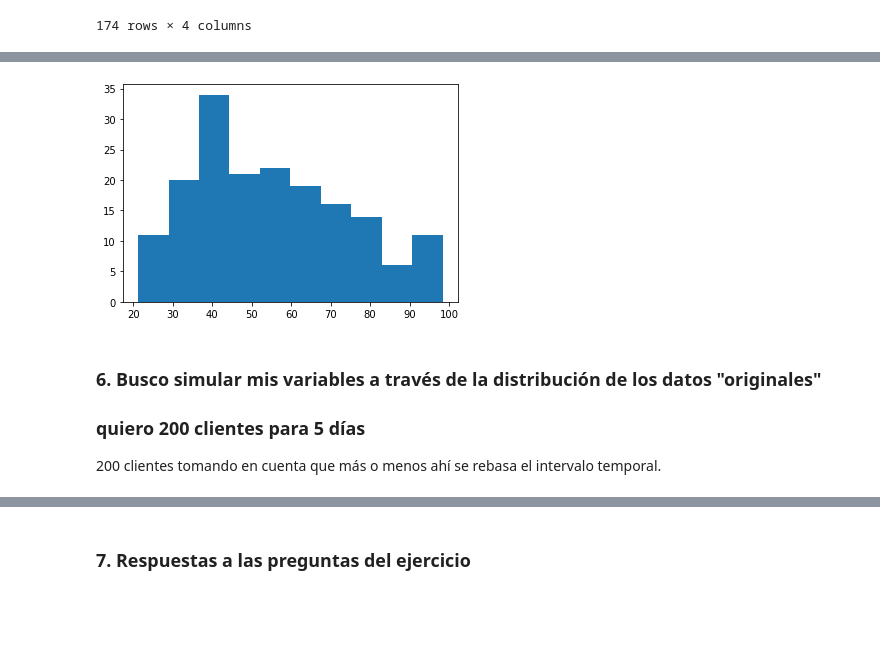
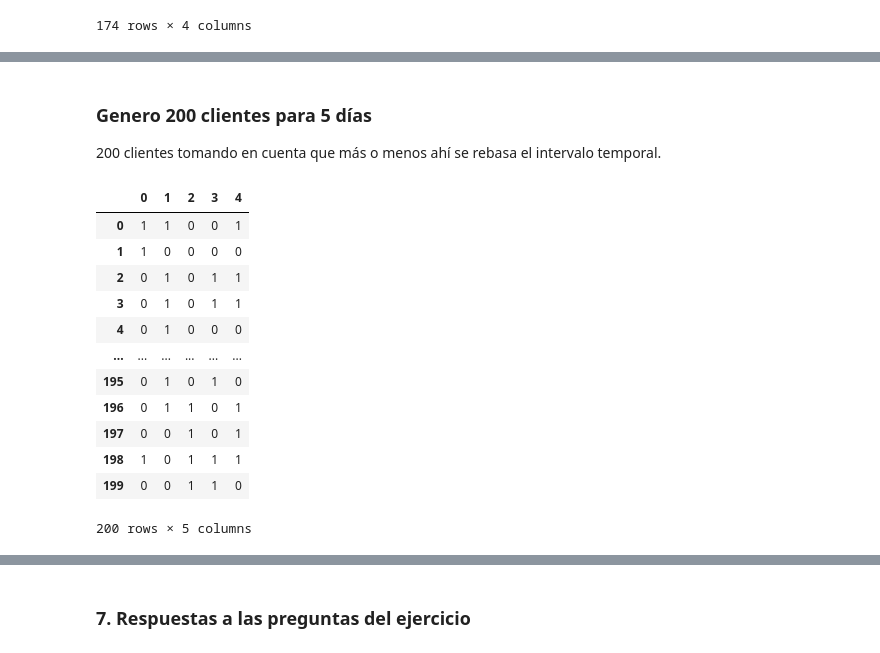
Before and after one commit to JuanPablo2019/Tarea4_SPF, a Jupyter notebook: Tarea4.ipynb, the cells around one changed output, grey strips where cells are left out. Saved outputs shown, nothing was run; the diff lists cells and outputs as text; code cells hidden in the pictures; blank space fills up the shorter version.

```diff
--- a/Tarea4.ipynb
+++ b/Tarea4.ipynb
@@ -234,8 +224,4 @@ plt.hist(datos_diarios['time']); #el tiempo se asemeja distribución exponencial
-# %%
-plt.hist(datos_diarios['purchase']); # el gasto se ve más o menos uniforme
-# %% [output]
-[figure, removed]
 # %% [markdown]
-### 6. Busco simular mis variables a través de la distribución de los datos "originales"
-### quiero 200 clientes para 5 días
+
+### Genero 200 clientes para 5 días
 200 clientes tomando en cuenta que más o menos ahí se rebasa el intervalo temporal.
@@ -247,0 +228,18 @@ purchase_sim = pd.DataFrame(np.random.uniform(datos_diarios['purchase'].min(),da
+# %%
+sex_sim=pd.DataFrame([[clientes(1) for i in range(200)] for i in range(5)])
+sex_sim=sex_sim.T
+sex_sim
+# %% [output]
+|  | 0 | 1 | 2 | 3 | 4 |
+| 0 | 1 | 1 | 0 | 0 | 1 |
+| 1 | 1 | 0 | 0 | 0 | 0 |
+| 2 | 0 | 1 | 0 | 1 | 1 |
+| 3 | 0 | 1 | 0 | 1 | 1 |
+| 4 | 0 | 1 | 0 | 0 | 0 |
+| ... | ... | ... | ... | ... | ... |
+| 195 | 0 | 1 | 0 | 1 | 0 |
+| 196 | 0 | 1 | 1 | 0 | 1 |
+| 197 | 0 | 0 | 1 | 0 | 1 |
+| 198 | 1 | 0 | 1 | 1 | 1 |
+| 199 | 0 | 0 | 1 | 1 | 0 |
+200 rows × 5 columns
```
Also changed, not shown: parts of 13 cells of this notebook.
